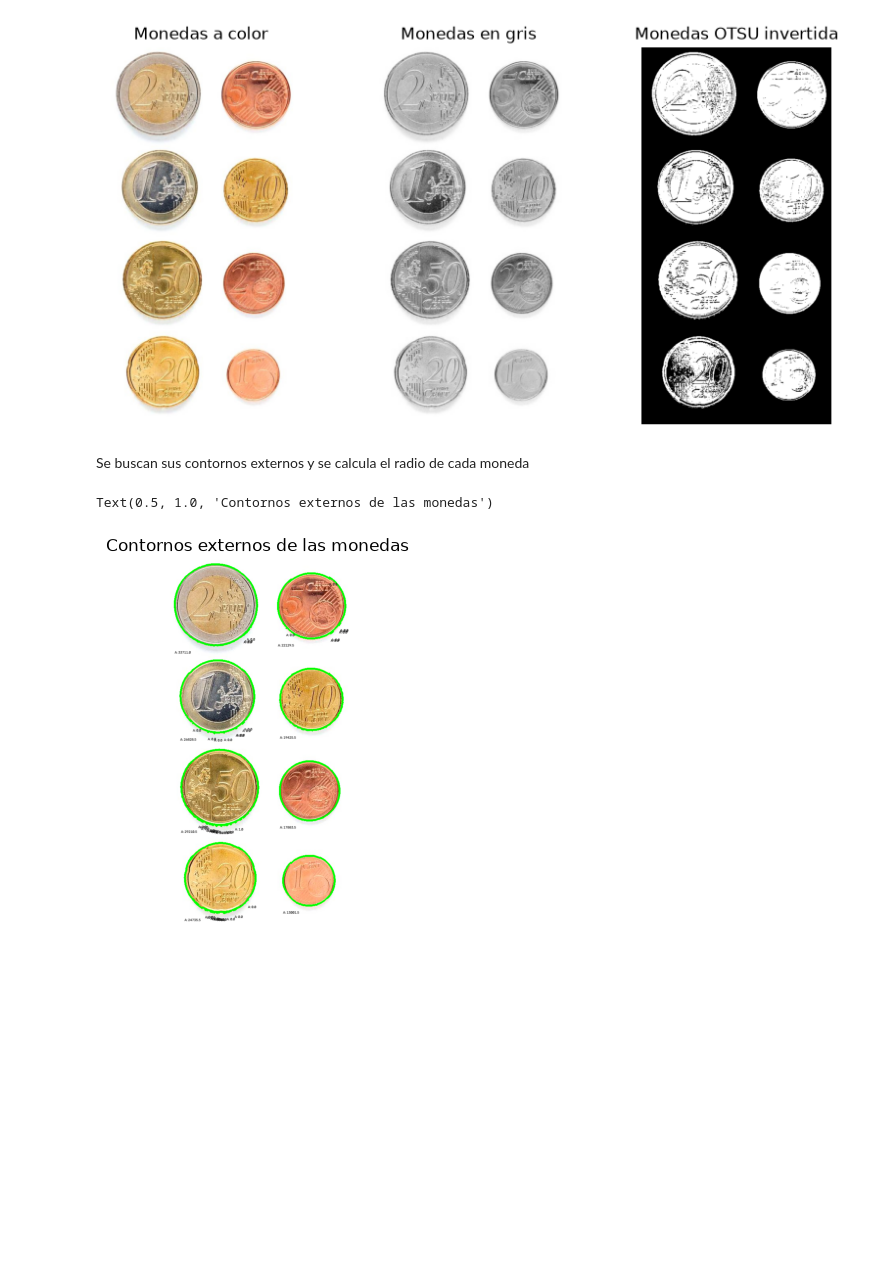
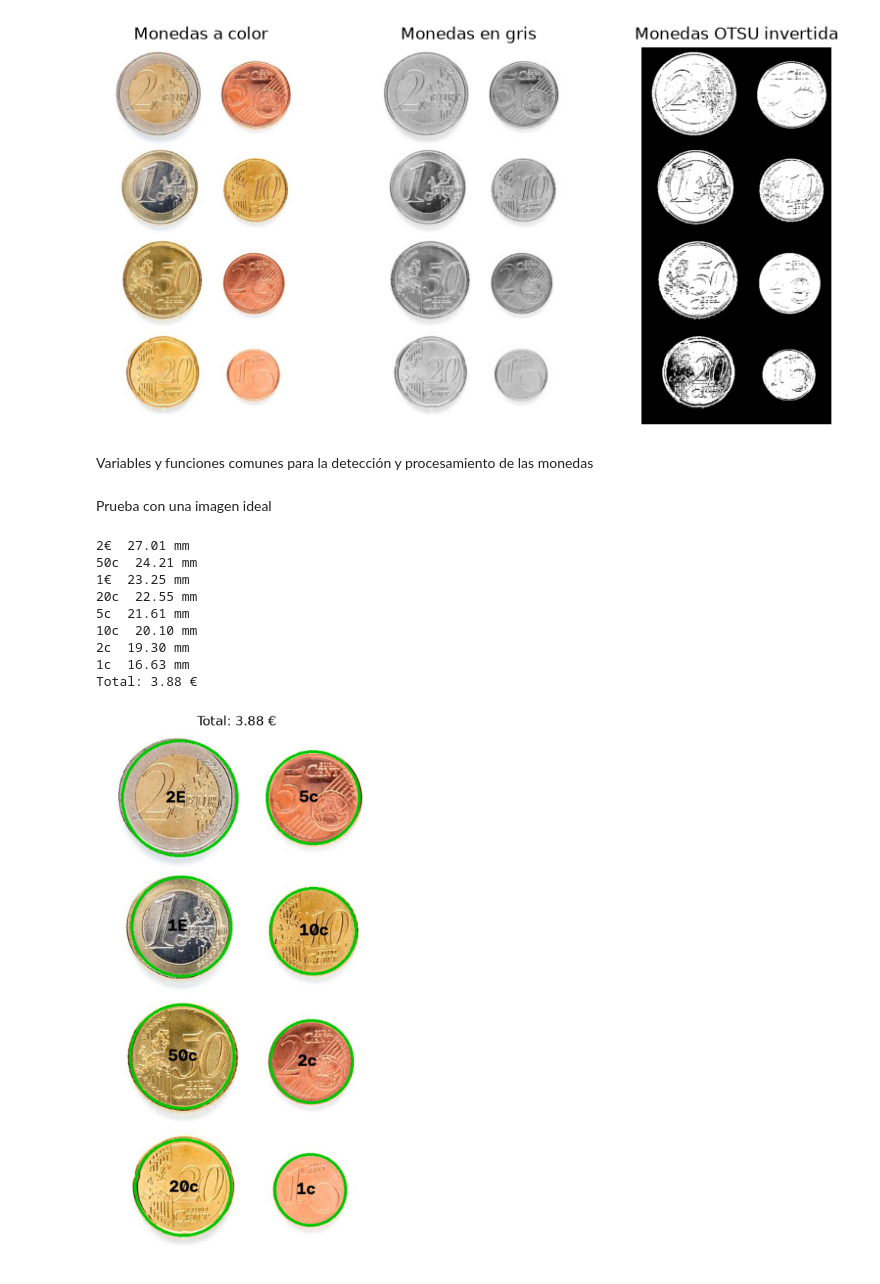
Before and after one commit to DylanCas16/VC_P3, a Jupyter notebook: Dylan_P3.ipynb, the cells around one changed output. Drawn from its saved outputs; the diff is of its cells as text; code cells hidden in the pictures; blank space fills up the shorter version.

```diff
--- a/Dylan_P3.ipynb
+++ b/Dylan_P3.ipynb
@@ -42,32 +43,5 @@ plt.show()
 (938, 473, 3)
 Umbral Otsu:  204.0
 [figure]
-# %% [markdown]
-Se buscan sus contornos externos y se calcula el radio de cada moneda
-# %%
-# Parámeros texto
-font = cv2.FONT_HERSHEY_SIMPLEX
-font_scale = 0.3
-thickness = 1
-color = (0, 0, 0)
-
-contornos, hierarchy = cv2.findContours(money_otsu,
-    cv2.RETR_EXTERNAL ,
-    cv2.CHAIN_APPROX_SIMPLE)
-
-#Dibuja sobre la imagen de entrada sólo contornos externos
-money_rgb = cv2.cvtColor(money, cv2.COLOR_BGR2RGB)
-cv2.drawContours(money_rgb, contornos, -1, (0,255,0), 3)
-
-for contorno in contornos:
-    area = cv2.contourArea(contorno)
-    x,y,w,h = cv2.boundingRect(contorno)
-
-    cv2.putText(money_rgb, f"A: {area:.1f}", (x, int(y+h+20)), font, font_scale, (0, 0, 0), thickness)
-
-plt.axis("off")
-plt.imshow(money_rgb)
-plt.title('Contornos externos de las monedas')
-# %% [output]
-Text(0.5, 1.0, 'Contornos externos de las monedas')
-[figure, removed]
+# %% [markdown]
+Variables y funciones comunes para la detección y procesamiento de las monedas
@@ -73,0 +103,37 @@ Text(0.5, 1.0, 'Contornos externos de las monedas')
+# %% [markdown]
+Prueba con una imagen ideal
+# %%
+circulos = detectar_circulos(money)
+
+punto = None                                   # o fija (x, y) a mano si no abre ventana
+if punto is None:
+    punto = elegir_punto(money)                # clic sobre la moneda de 1 €
+ref = next((c for c in circulos if np.hypot(punto[0] - c[0], punto[1] - c[1]) <= c[2] / 2), None)
+if ref is None:
+    raise ValueError('El clic no cayó sobre ninguna moneda detectada. Vuelve a ejecutar la celda.')
+escala = ref[2] / MM['1€']                     # píxeles por milímetro
+
+out, total = money.copy(), 0
+for cx, cy, d in circulos:
+    if not es_moneda(d, escala):
+        continue
+    nombre = clasificar(money, cx, cy, d, escala)
+    total += EUR.get(nombre, 0)
+    print(f'{nombre}  {d / escala:5.2f} mm')
+    cv2.circle(out, (int(cx), int(cy)), int(d / 2), (0, 200, 0), 3)
+    cv2.putText(out, str(nombre).replace('€', 'E'), (int(cx) - 25, int(cy) + 8), cv2.FONT_HERSHEY_SIMPLEX, 1, (0, 0, 0), 3)
+print(f'Total: {total:.2f} €')
+
+plt.figure(figsize=(5, 9)); plt.imshow(cv2.cvtColor(out, cv2.COLOR_BGR2RGB)); plt.axis('off')
+plt.title(f'Total: {total:.2f} €'); plt.show()
+# %% [output]
+2€  27.01 mm
+50c  24.21 mm
+1€  23.25 mm
+20c  22.55 mm
+5c  21.61 mm
+10c  20.10 mm
+2c  19.30 mm
+1c  16.63 mm
+Total: 3.88 €
+[figure, added]
```
Also changed, not shown: parts of 4 cells of this notebook.
